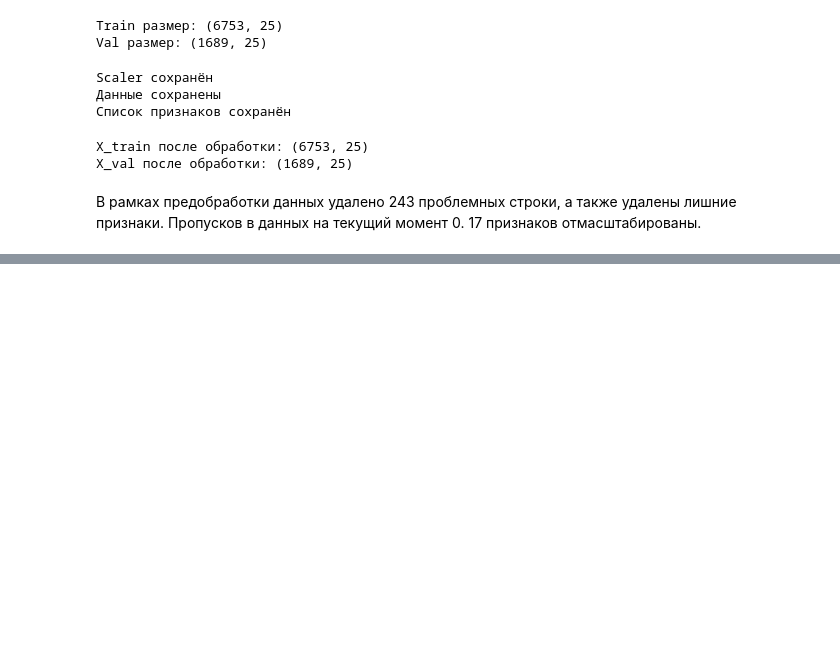
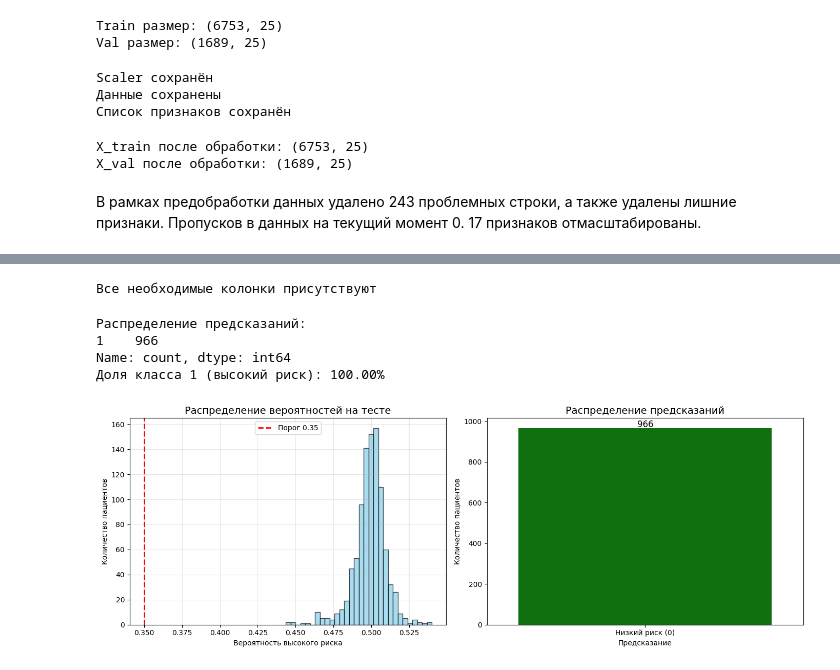
Before and after one commit to mrezaeva99-dotcom/heart_attack_risk, a Jupyter notebook: notebooks/01_eda.ipynb, the cells around one changed output, grey strips where cells are left out. Drawn from its saved outputs; the diff is of its cells as text; code cells hidden in the pictures; blank space fills up the shorter version.

```diff
--- a/notebooks/01_eda.ipynb
+++ b/notebooks/01_eda.ipynb
@@ -573,0 +923,4 @@ X_val после обработки: (1689, 25)
+# %%
+# Загружаем список признаков
+with open('../models/feature_names.pkl', 'rb') as f:
+    feature_names = pickle.load(f)
@@ -573,0 +976,5 @@ X_val после обработки: (1689, 25)
+# %%
+# Удаляем колонки, которые не использовались в обучении
+test_processed = test_processed.drop(columns=['Unnamed: 0', 'id'], errors='ignore')
+print(f"Колонки после удаления: {test_processed.columns.tolist()}")
+print(f"Размер: {test_processed.shape}")
@@ -573,0 +1057,54 @@ X_val после обработки: (1689, 25)
+# %%
+# Проверяем, что все нужные колонки есть
+missing_features = set(feature_names) - set(test_scaled.columns)
+extra_features = set(test_scaled.columns) - set(feature_names)
+
+if missing_features:
+    print(f"Отсутствуют колонки: {missing_features}")
+else:
+    print("Все необходимые колонки присутствуют")
+# %% [output]
+Все необходимые колонки присутствуют
+# %%
+# Получаем вероятности
+test_probabilities = best_model.predict_proba(test_scaled)[:, 1]
+
+# Применяем порог
+test_predictions = (test_probabilities >= threshold).astype(int)
+
+print(f"Распределение предсказаний:")
+print(pd.Series(test_predictions).value_counts())
+print(f"Доля класса 1 (высокий риск): {test_predictions.mean():.2%}")
+# %% [output]
+Распределение предсказаний:
+1    966
+Name: count, dtype: int64
+Доля класса 1 (высокий риск): 100.00%
+# %%
+# Визуализация
+fig, axes = plt.subplots(1, 2, figsize=(14, 5))
+
+# Распределение вероятностей
+axes[0].hist(test_probabilities, bins=30, edgecolor='black', alpha=0.7, color='skyblue')
+axes[0].axvline(x=threshold, color='red', linestyle='--', linewidth=2, label=f'Порог {threshold}')
+axes[0].set_title('Распределение вероятностей на тесте', fontsize=14)
+axes[0].set_xlabel('Вероятность высокого риска')
+axes[0].set_ylabel('Количество пациентов')
+axes[0].legend()
+axes[0].grid(True, alpha=0.3)
+
+# Распределение бинарных предсказаний
+sns.countplot(x=test_predictions, ax=axes[1], palette=['green', 'red'])
+axes[1].set_title('Распределение предсказаний', fontsize=14)
+axes[1].set_xlabel('Предсказание')
+axes[1].set_ylabel('Количество пациентов')
+axes[1].set_xticklabels(['Низкий риск (0)', 'Высокий риск (1)'])
+
+# Добавляем подписи с количествами
+for i, v in enumerate(pd.Series(test_predictions).value_counts().sort_index()):
+    axes[1].text(i, v + 5, str(v), ha='center', fontsize=12)
+
+plt.tight_layout()
+plt.show()
+# %% [output]
+[figure, added]
```
Also changed, not shown: parts of 31 cells of this notebook, 15 other files.
